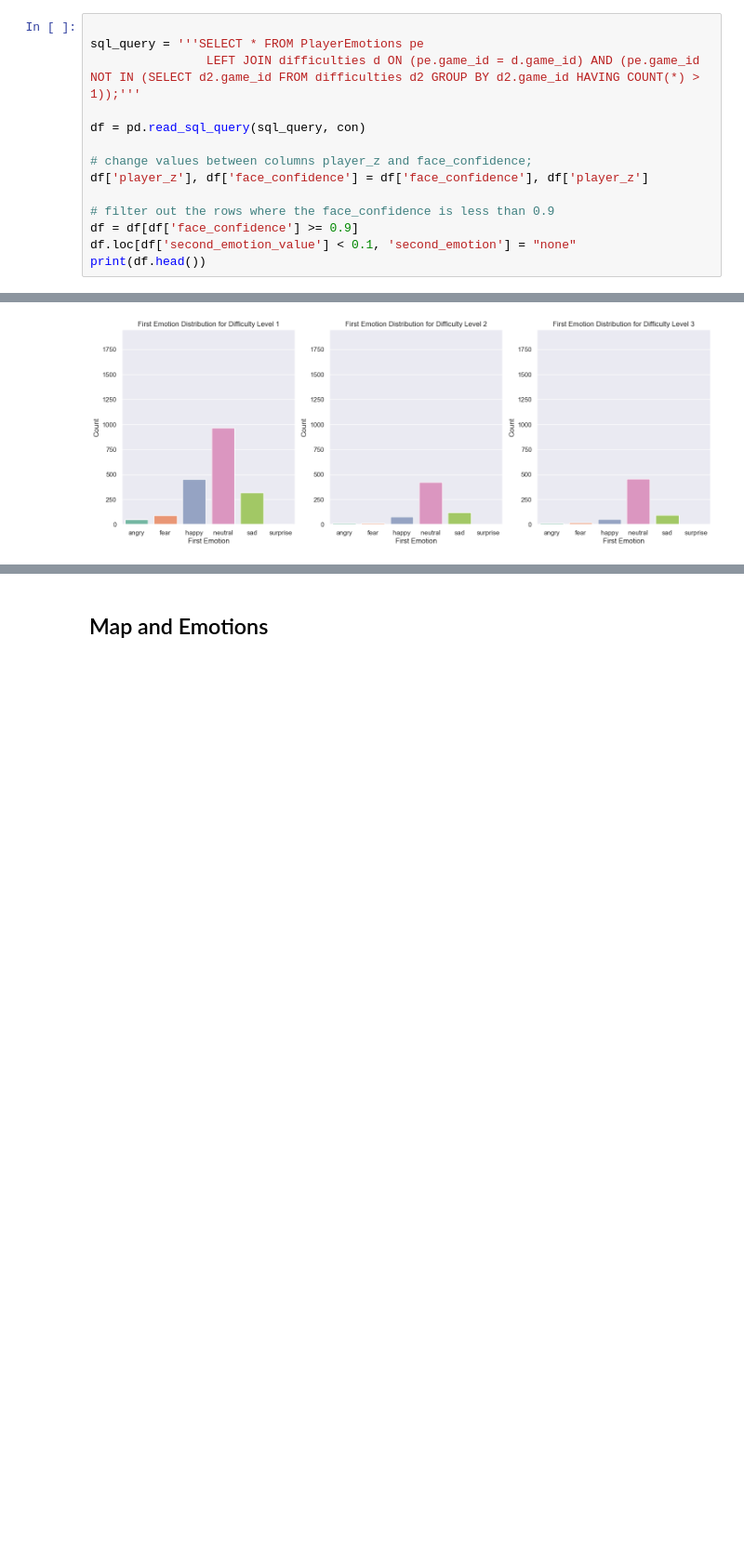
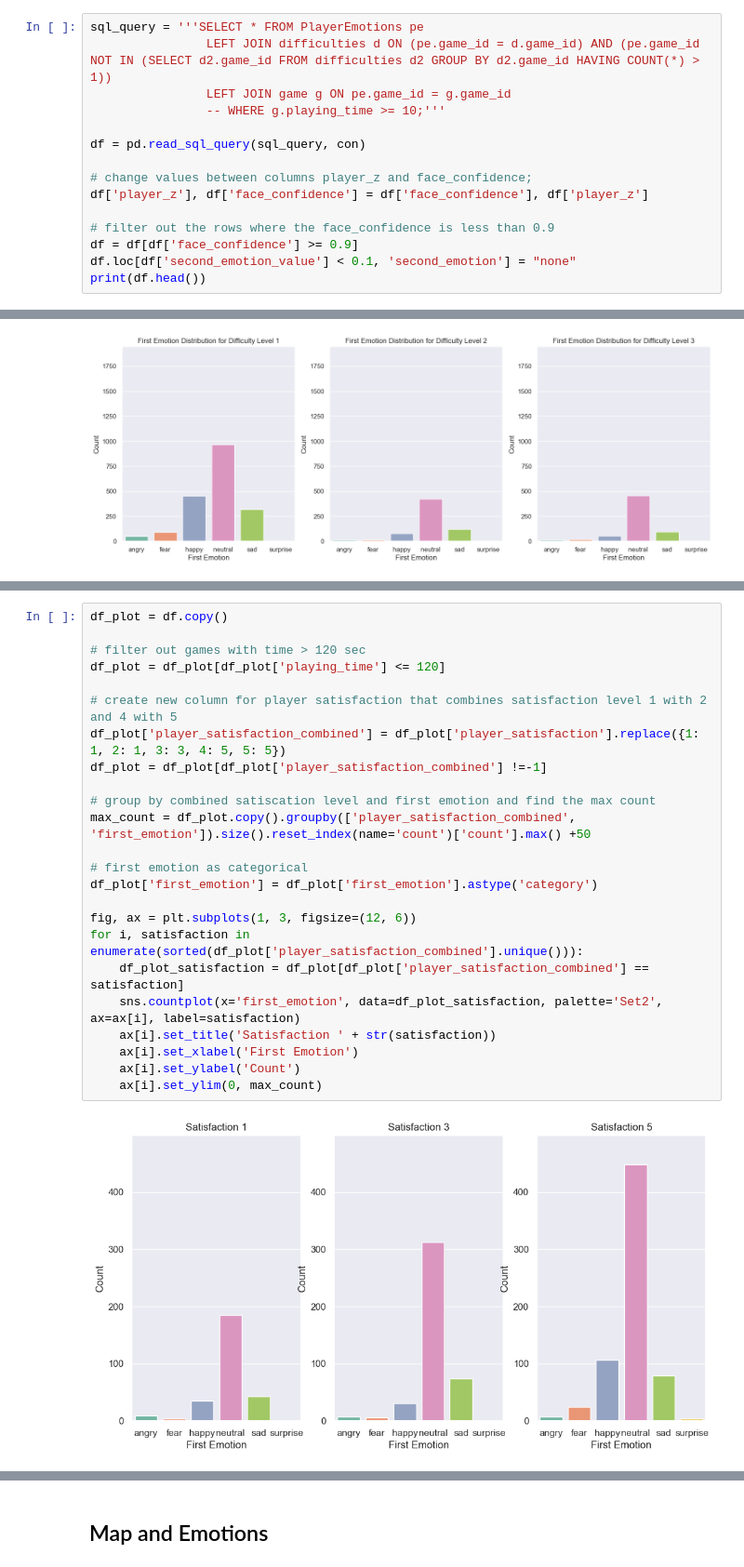
Before and after one commit to KarolinaMaczka/EndlessRunGame, a Jupyter notebook: analyses/emotions_analyse.ipynb, the cells around one changed output, grey strips where cells are left out. Shown at 93% size. Drawn from its saved outputs; the diff is of its cells as text; blank space fills up the shorter version.

```diff
--- a/analyses/emotions_analyse.ipynb
+++ b/analyses/emotions_analyse.ipynb
@@ -14,9 +16,10 @@ sns.set_theme(style='darkgrid')
 con = sqlite3.connect("game_database.db")
 cur = con.cursor()
 # %%
-
 sql_query = '''SELECT * FROM PlayerEmotions pe
-                LEFT JOIN difficulties d ON (pe.game_id = d.game_id) AND (pe.game_id NOT IN (SELECT d2.game_id FROM difficulties d2 GROUP BY d2.game_id HAVING COUNT(*) > 1));'''
+                LEFT JOIN difficulties d ON (pe.game_id = d.game_id) AND (pe.game_id NOT IN (SELECT d2.game_id FROM difficulties d2 GROUP BY d2.game_id HAVING COUNT(*) > 1))
+                LEFT JOIN game g ON pe.game_id = g.game_id
+                -- WHERE g.playing_time >= 10;'''
 
 df = pd.read_sql_query(sql_query, con)
 
@@ -115,0 +128,26 @@ for difficulty in df_plot['difficulty_level'].unique():
+# %%
+df_plot = df.copy()
+
+# filter out games with time > 120 sec
+df_plot = df_plot[df_plot['playing_time'] <= 120]
+
+# create new column for player satisfaction that combines satisfaction level 1 with 2 and 4 with 5
+df_plot['player_satisfaction_combined'] = df_plot['player_satisfaction'].replace({1: 1, 2: 1, 3: 3, 4: 5, 5: 5})
+df_plot = df_plot[df_plot['player_satisfaction_combined'] !=-1]
+
+# group by combined satiscation level and first emotion and find the max count
+max_count = df_plot.copy().groupby(['player_satisfaction_combined', 'first_emotion']).size().reset_index(name='count')['count'].max() +50
+
+# first emotion as categorical
+df_plot['first_emotion'] = df_plot['first_emotion'].astype('category')
+
+fig, ax = plt.subplots(1, 3, figsize=(12, 6))
+for i, satisfaction in enumerate(sorted(df_plot['player_satisfaction_combined'].unique())):
+    df_plot_satisfaction = df_plot[df_plot['player_satisfaction_combined'] == satisfaction]
+    sns.countplot(x='first_emotion', data=df_plot_satisfaction, palette='Set2', ax=ax[i], label=satisfaction)
+    ax[i].set_title('Satisfaction ' + str(satisfaction))
+    ax[i].set_xlabel('First Emotion')
+    ax[i].set_ylabel('Count')
+    ax[i].set_ylim(0, max_count)
+# %% [output]
+[figure, added]
```
Also changed, not shown: parts of 12 cells of this notebook, 2 other files.
